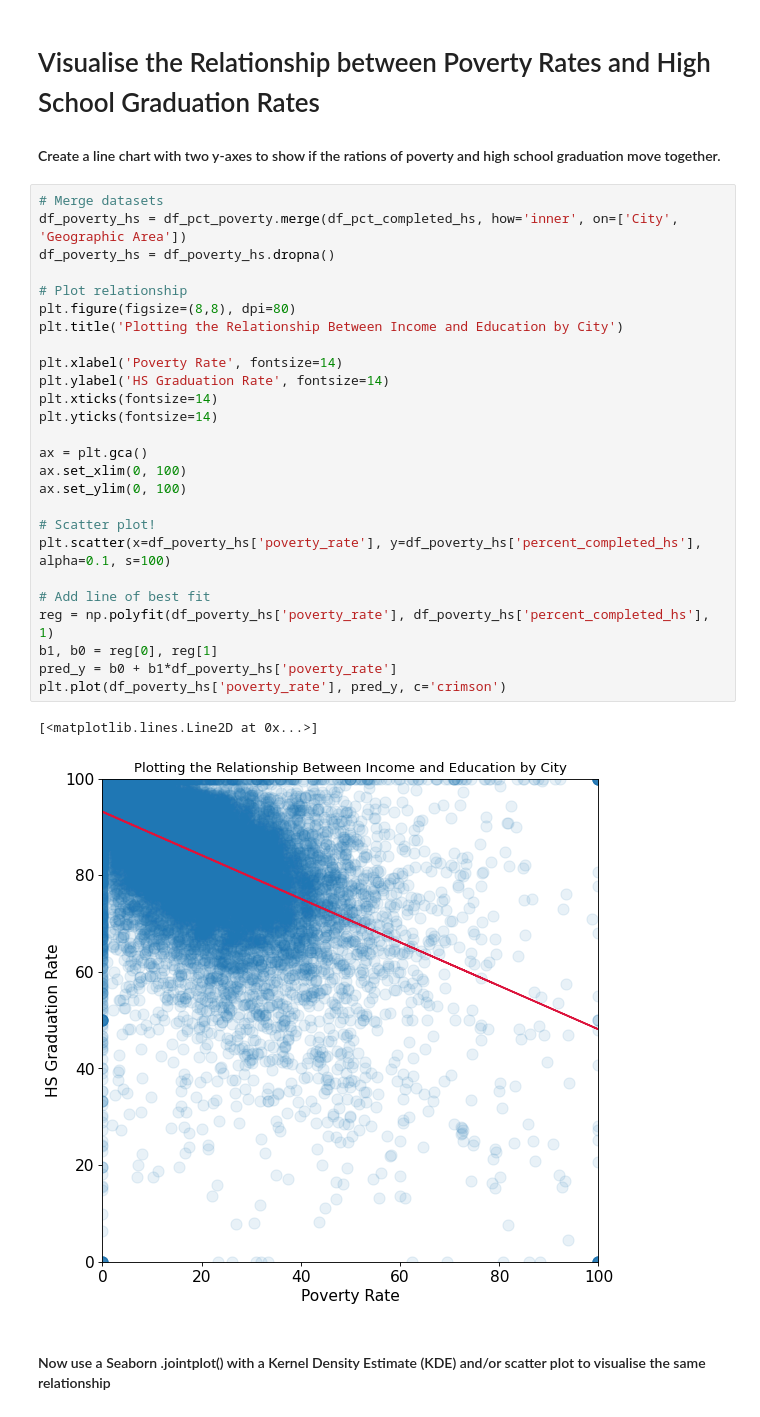
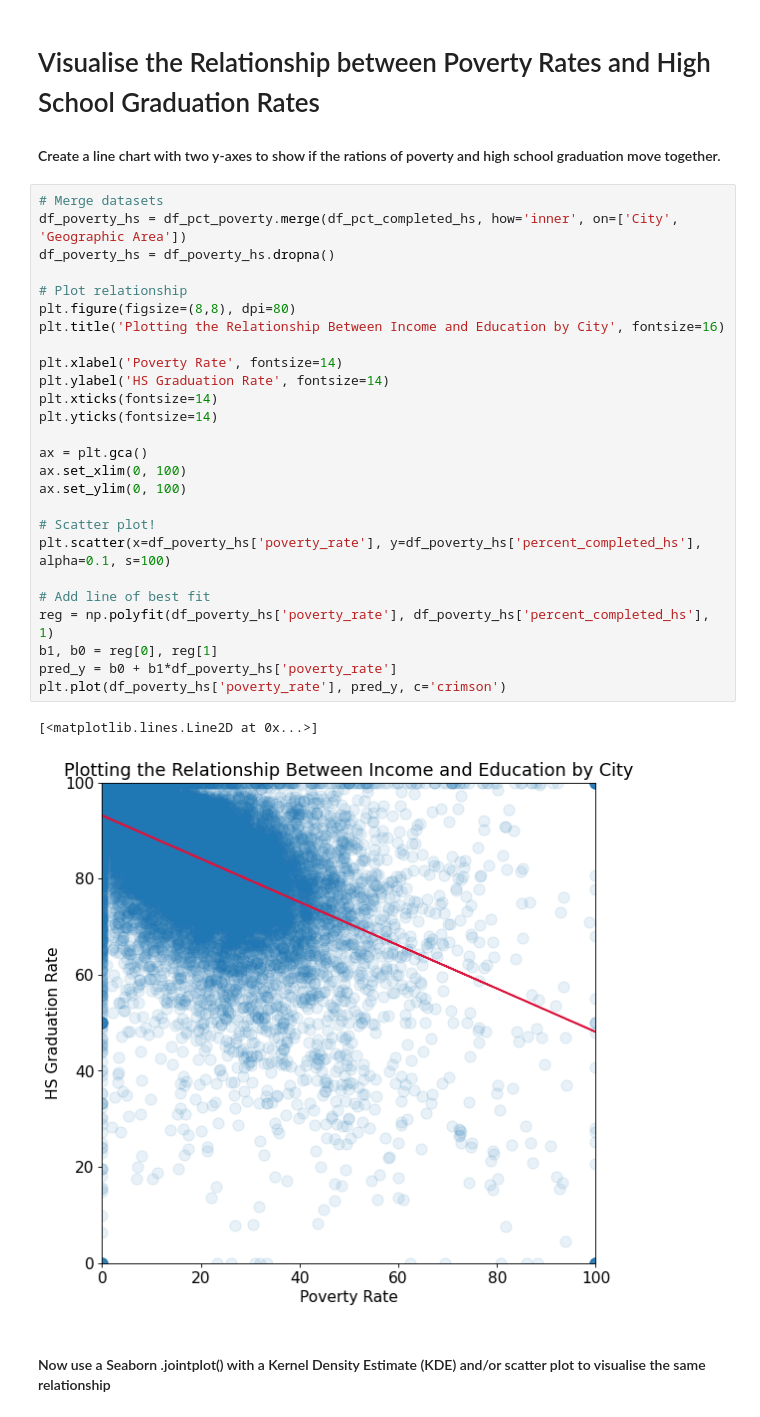
Before and after one commit to tomweinandy/100DaysOfCode, a Jupyter notebook: Projects/Day099/Fatal_Force.ipynb, the cells around one changed output. Saved outputs shown, nothing was run; the diff lists cells and outputs as text.

```diff
--- a/Projects/Day099/Fatal_Force.ipynb
+++ b/Projects/Day099/Fatal_Force.ipynb
@@ -304,31 +304,31 @@ plt.bar(df_pct_completed_hs_state['percent_completed_hs'].index, df_pct_complete
 # %%
 # Merge datasets
 df_poverty_hs = df_pct_poverty.merge(df_pct_completed_hs, how='inner', on=['City', 'Geographic Area'])
 df_poverty_hs = df_poverty_hs.dropna()
 
 # Plot relationship
 plt.figure(figsize=(8,8), dpi=80)
-plt.title('Plotting the Relationship Between Income and Education by City')
+plt.title('Plotting the Relationship Between Income and Education by City', fontsize=16)
 
 plt.xlabel('Poverty Rate', fontsize=14)
 plt.ylabel('HS Graduation Rate', fontsize=14)
 plt.xticks(fontsize=14)
 plt.yticks(fontsize=14)
 
 ax = plt.gca()
 ax.set_xlim(0, 100)
 ax.set_ylim(0, 100)
 
 # Scatter plot!
 plt.scatter(x=df_poverty_hs['poverty_rate'], y=df_poverty_hs['percent_completed_hs'], alpha=0.1, s=100)
 
 # Add line of best fit
 reg = np.polyfit(df_poverty_hs['poverty_rate'], df_poverty_hs['percent_completed_hs'], 1)
 b1, b0 = reg[0], reg[1]
 pred_y = b0 + b1*df_poverty_hs['poverty_rate']
 plt.plot(df_poverty_hs['poverty_rate'], pred_y, c='crimson')
 # %% [output]
 [<matplotlib.lines.Line2D at 0x...>]
-[figure, old version]
+[figure, new version]
 # %% [markdown]
 #### Now use a Seaborn .jointplot() with a Kernel Density Estimate (KDE) and/or scatter plot to visualise the same relationship
```
Also changed, not shown: parts of 6 cells of this notebook.
